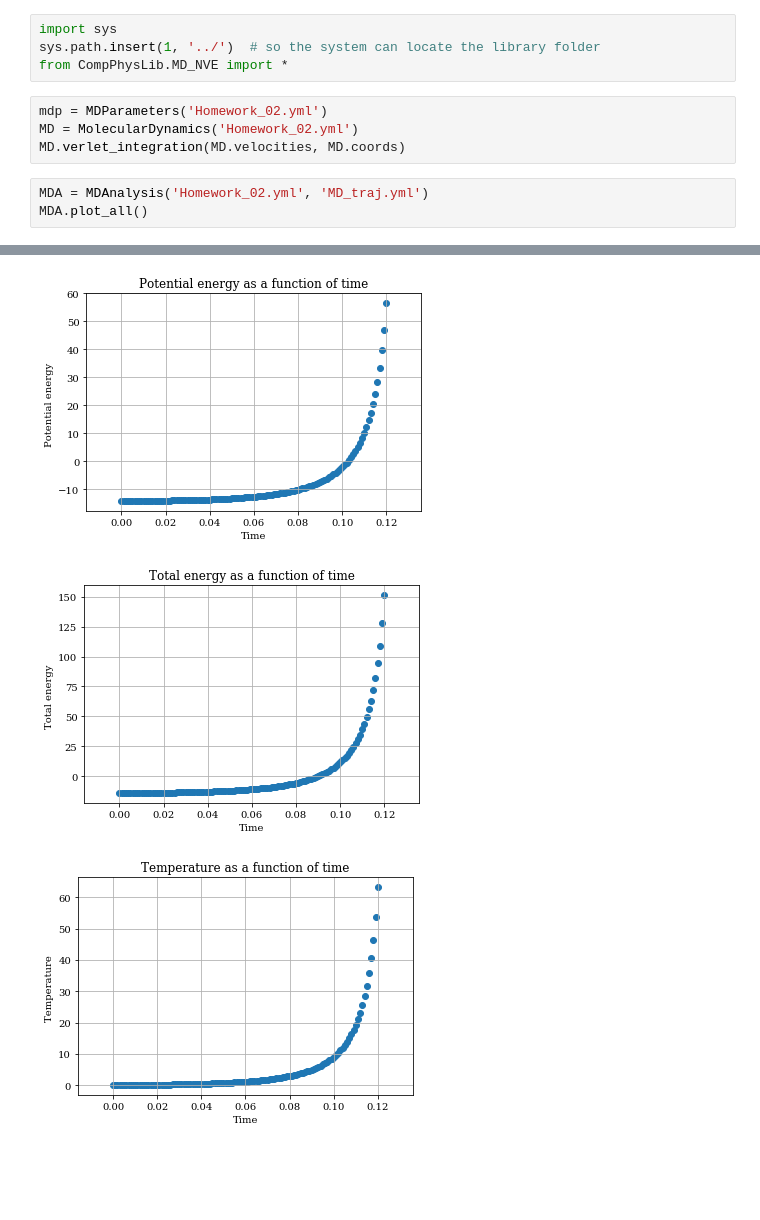
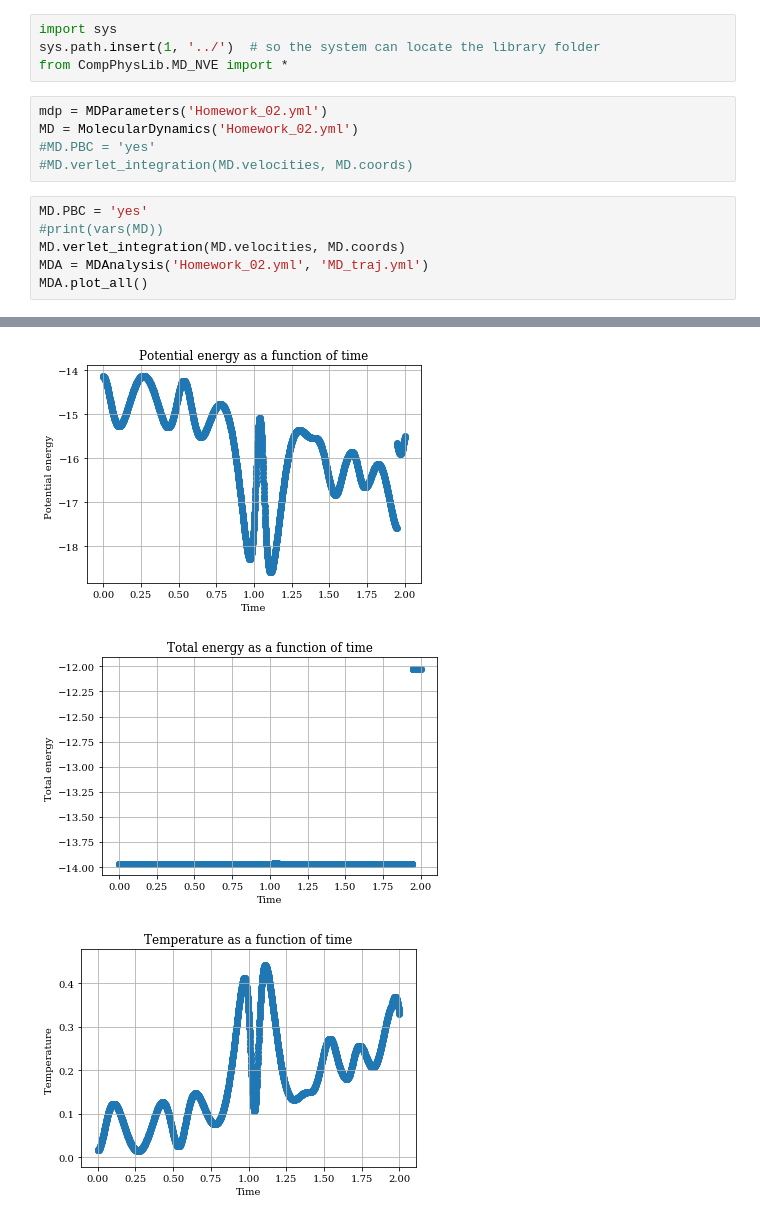
Before and after one commit to wehs7661/CompPhys, a Jupyter notebook: Homework/Homework_02.ipynb, the cells around one changed output, grey strips where cells are left out. Cells and saved outputs as stored; diff of their text form; blank space fills up the shorter version.

```diff
--- a/Homework/Homework_02.ipynb
+++ b/Homework/Homework_02.ipynb
@@ -55,8 +55,12 @@ from CompPhysLib.MD_NVE import *
 # %%
 mdp = MDParameters('Homework_02.yml')
 MD = MolecularDynamics('Homework_02.yml')
-MD.verlet_integration(MD.velocities, MD.coords)
+#MD.PBC = 'yes'
+#MD.verlet_integration(MD.velocities, MD.coords)
 # %%
+MD.PBC = 'yes'
+#print(vars(MD))
+MD.verlet_integration(MD.velocities, MD.coords)
 MDA = MDAnalysis('Homework_02.yml', 'MD_traj.yml')
 MDA.plot_all()
 # %% [output]
@@ -64,3 +68,3 @@ MDA.plot_all()
-[figure, old version]
+[figure, new version]
-[figure, old version]
+[figure, new version]
-[figure, old version]
+[figure, new version]
```
Also changed, not shown: parts of 4 cells of this notebook, 6 other files.
